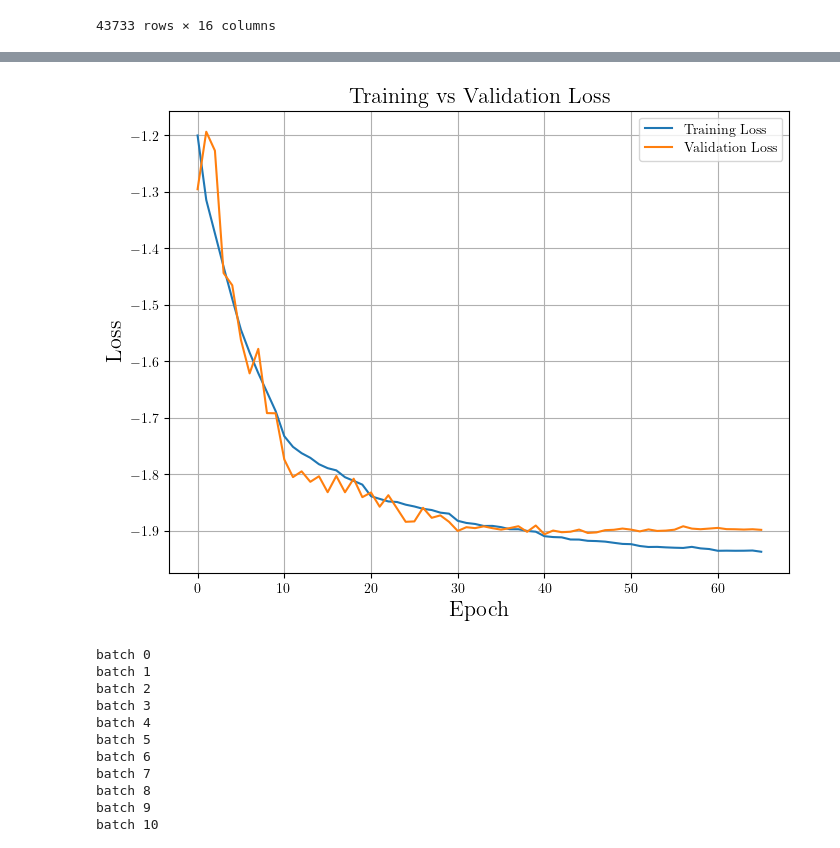
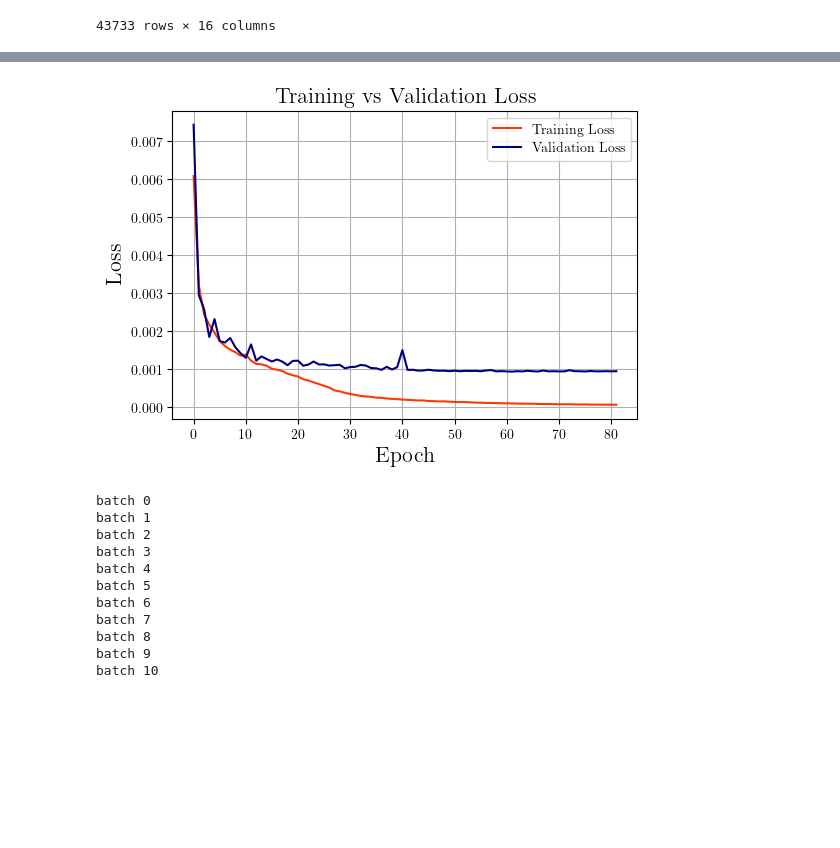
Before and after one commit to matthbatt/Deep-learning-gravitational-lensing, a Jupyter notebook: ResNet_bayesian.ipynb, the cells around one changed output, grey strips where cells are left out. Saved outputs shown, nothing was run; the diff lists cells and outputs as text; code cells hidden in the pictures; blank space fills up the shorter version.

```diff
--- a/ResNet_bayesian.ipynb
+++ b/ResNet_bayesian.ipynb
@@ -245,12 +245,12 @@ model = model.to(device)
 
 # checkpoint = torch.load("resnet_bayesian_9.pth", map_location=device)
 # checkpoint = torch.load("ResNetHoliSmokes_20.pth", map_location=device)
-checkpoint = torch.load("resnet_unet_bayesian_1.pth", map_location=device)
-# checkpoint = torch.load("UNetThenResNet_21.pth", map_location=device)
+# checkpoint = torch.load("resnet_unet_bayesian_1.pth", map_location=device)
+checkpoint = torch.load("UNetThenResNet_16.pth", map_location=device)
 
 
-model.load_state_dict(checkpoint["model_state_dict"])
-# model.load_state_dict(checkpoint["model"])
+# model.load_state_dict(checkpoint["model_state_dict"])
+model.load_state_dict(checkpoint["model"])
 # optimizer.load_state_dict(checkpoint["optimizer_state_dict"])
 
 start_epoch = checkpoint["epoch"] + 1
@@ -260,19 +260,19 @@ val_losses = checkpoint["val_losses"]
 # %%
 import matplotlib.pyplot as plt
 plt.rcParams["text.usetex"] = True
 plt.rcParams["font.family"] = "serif"
 plt.rcParams["font.serif"] = ["Computer Modern Roman"]
 
-plt.figure(figsize=(8,6))
-plt.plot(train_losses, label="Training Loss")
-plt.plot(val_losses, label="Validation Loss")
+plt.figure(figsize=(6,4))
+plt.plot(train_losses, label="Training Loss", color = '#FF3700', linewidth = 1.5)
+plt.plot(val_losses, label="Validation Loss", color = '#00007F', linewidth = 1.5)
 plt.xlabel("Epoch", fontsize = 16)
 plt.ylabel("Loss", fontsize = 16)
 plt.title("Training vs Validation Loss", fontsize = 16)
 plt.legend()
 plt.grid(True)
-plt.savefig("/net/CLUSTER/VAULT/users/mbatt/gravitational_lensing/plots/resnet_loss.png", dpi=300, bbox_inches="tight")
+plt.savefig("/net/CLUSTER/VAULT/users/mbatt/gravitational_lensing/plots/unet_resnet_loss.png", dpi=300, bbox_inches="tight")
 plt.show()
 # %% [output]
-[figure, old version]
+[figure, new version]
 # %%
```
Also changed, not shown: parts of 7 cells of this notebook, 10 other files.
